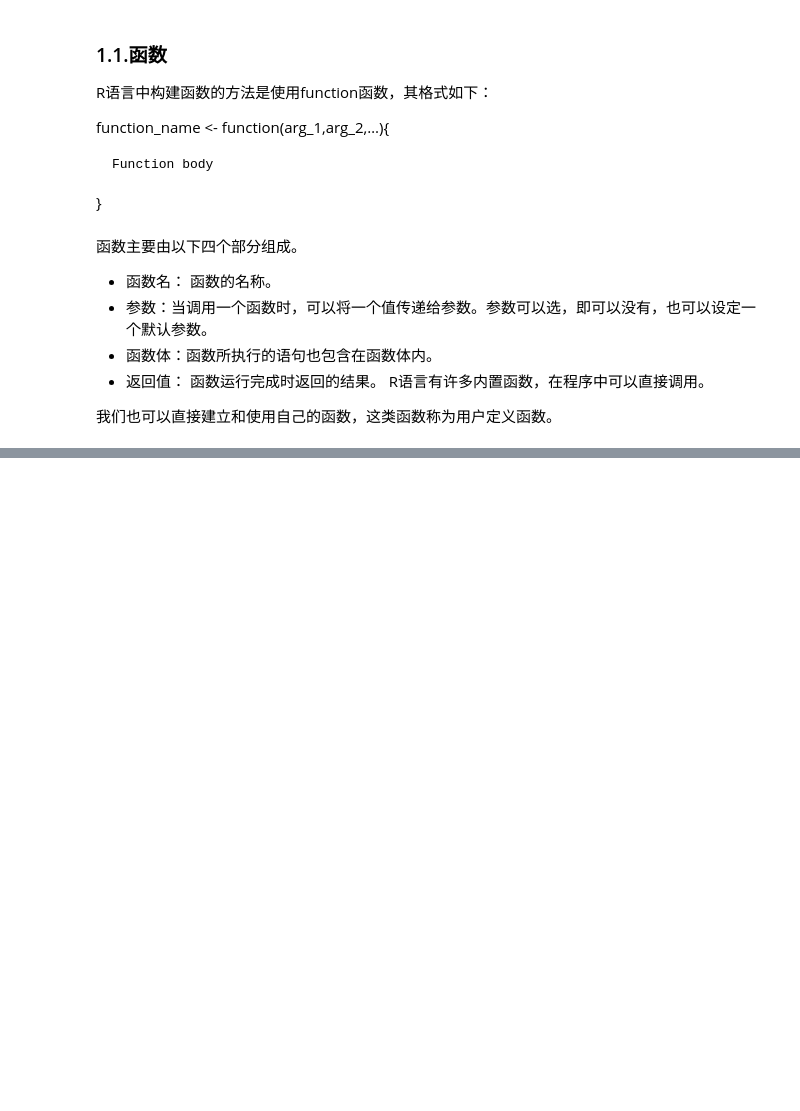
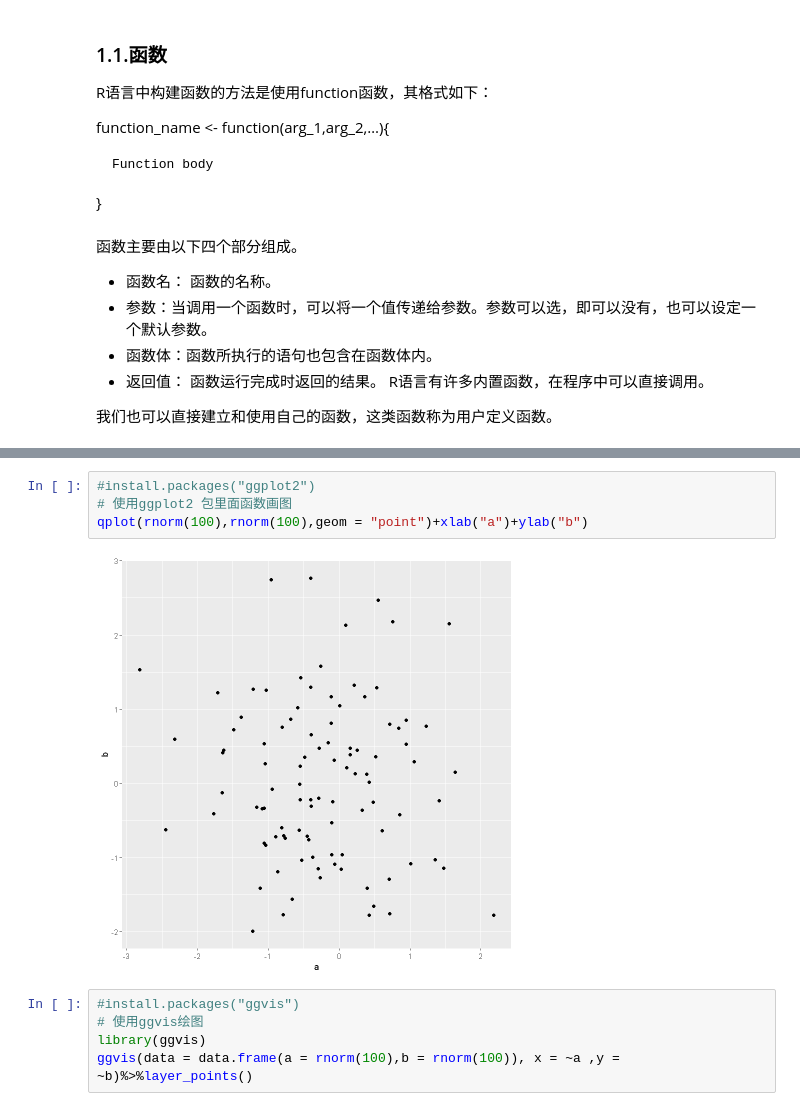
Before and after one commit to ruishuQU/R-visualization-Guide, a Jupyter notebook: R visualization/ch01 R语言数据可视化简介.ipynb, the cells around one changed output, grey strips where cells are left out. Saved outputs shown, nothing was run; the diff lists cells and outputs as text; blank space fills up the shorter version.

```diff
--- a/R visualization/ch01 R语言数据可视化简介.ipynb
+++ b/R visualization/ch01 R语言数据可视化简介.ipynb
@@ -317,0 +348,11 @@ fri
+# %%
+#install.packages("ggplot2")
+# 使用ggplot2 包里面函数画图
+qplot(rnorm(100),rnorm(100),geom = "point")+xlab("a")+ylab("b")
+# %% [output]
+[figure, added]
+# %%
+#install.packages("ggvis")
+# 使用ggvis绘图
+library(ggvis)
+ggvis(data = data.frame(a = rnorm(100),b = rnorm(100)), x = ~a ,y = ~b)%>%layer_points()
```
Also changed, not shown: parts of 11 cells of this notebook, 1 other file.
